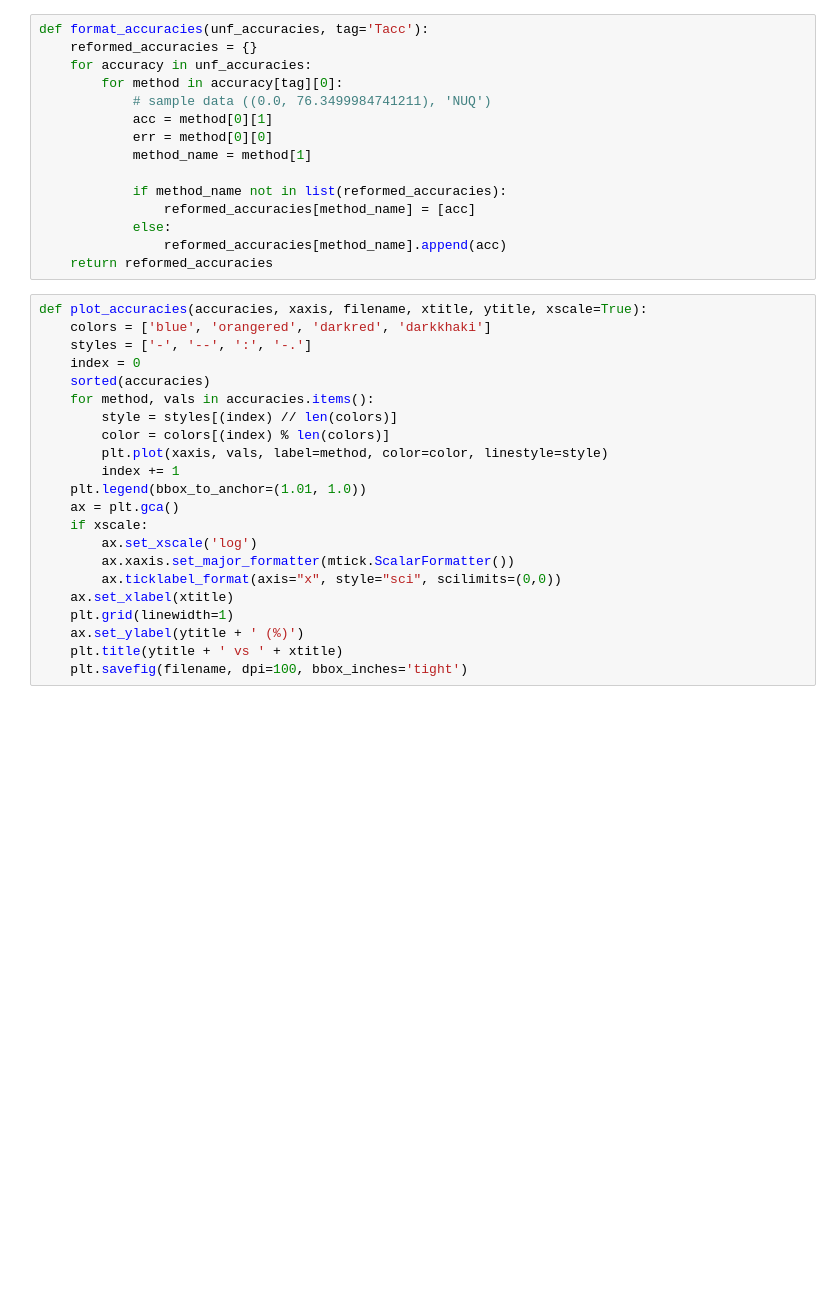
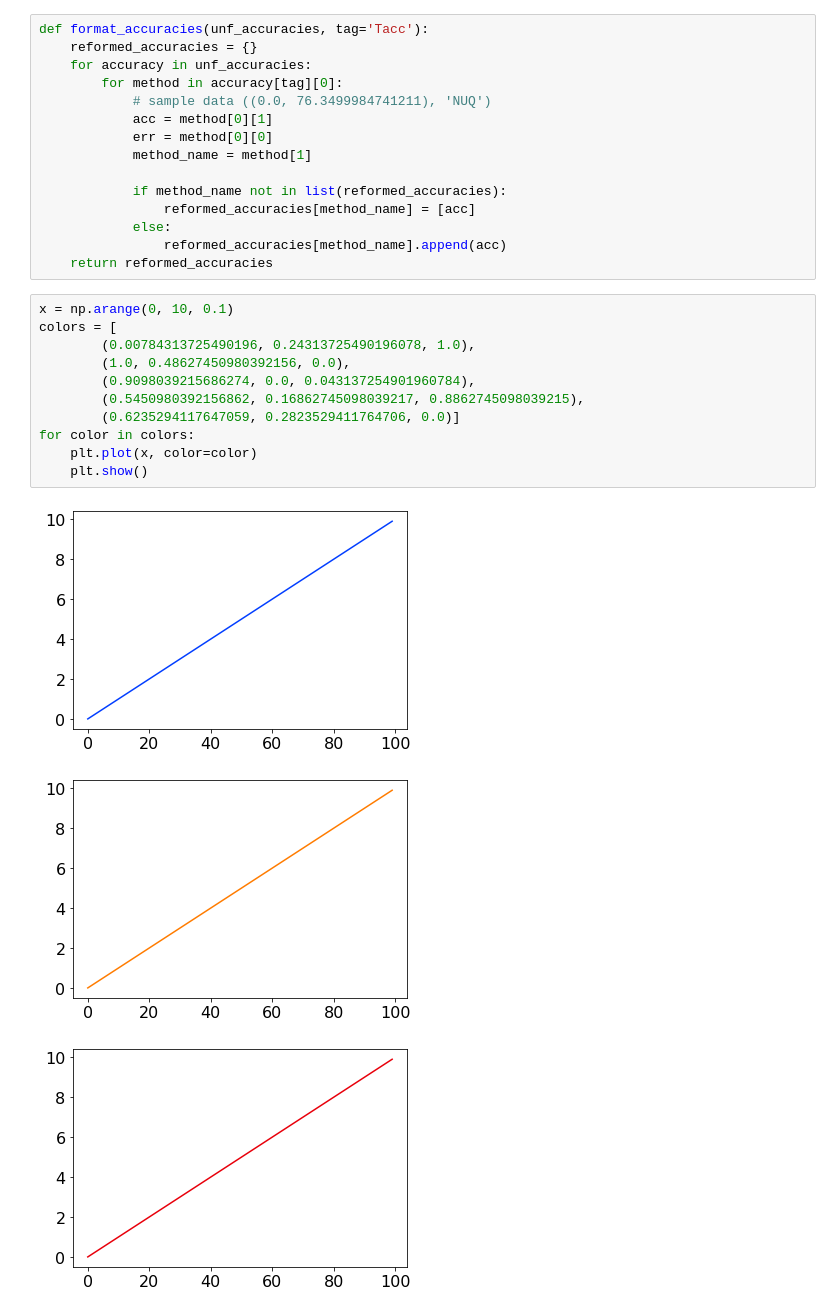
Before and after one commit to Tabrizian/learning-to-quantize, a Jupyter notebook: notebooks/figs_acc.ipynb, the cells around one changed output. Cells and saved outputs as stored; diff of their text form; blank space fills up the shorter version.

```diff
--- a/notebooks/figs_acc.ipynb
+++ b/notebooks/figs_acc.ipynb
@@ -29,25 +30,18 @@ def format_accuracies(unf_accuracies, tag='Tacc'):
             else:
                 reformed_accuracies[method_name].append(acc)
     return reformed_accuracies
-# %%
-def plot_accuracies(accuracies, xaxis, filename, xtitle, ytitle, xscale=True):
-    colors = ['blue', 'orangered', 'darkred', 'darkkhaki']
-    styles = ['-', '--', ':', '-.']
-    index = 0
-    sorted(accuracies)
-    for method, vals in accuracies.items():
-        style = styles[(index) // len(colors)]
-        color = colors[(index) % len(colors)]
-        plt.plot(xaxis, vals, label=method, color=color, linestyle=style)
-        index += 1
-    plt.legend(bbox_to_anchor=(1.01, 1.0))
-    ax = plt.gca()
-    if xscale:
-        ax.set_xscale('log')
-        ax.xaxis.set_major_formatter(mtick.ScalarFormatter())
-        ax.ticklabel_format(axis="x", style="sci", scilimits=(0,0))
-    ax.set_xlabel(xtitle)
-    plt.grid(linewidth=1)
-    ax.set_ylabel(ytitle + ' (%)')
-    plt.title(ytitle + ' vs ' + xtitle)
-    plt.savefig(filename, dpi=100, bbox_inches='tight')
+# %%
+x = np.arange(0, 10, 0.1)
+colors = [
+        (0.00784313725490196, 0.24313725490196078, 1.0),
+        (1.0, 0.48627450980392156, 0.0),
+        (0.9098039215686274, 0.0, 0.043137254901960784),
+        (0.5450980392156862, 0.16862745098039217, 0.8862745098039215),
+        (0.6235294117647059, 0.2823529411764706, 0.0)]
+for color in colors:
+    plt.plot(x, color=color)
+    plt.show()
+# %% [output]
+[figure, added]
+[figure, added]
+[figure, added]
```
Also changed, not shown: parts of 16 cells of this notebook, 2 other files.
